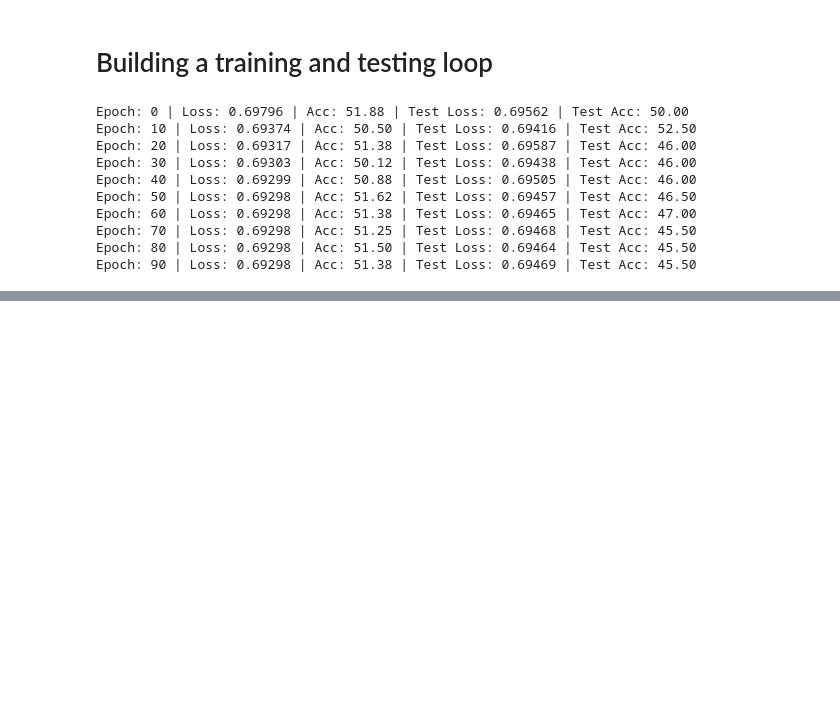
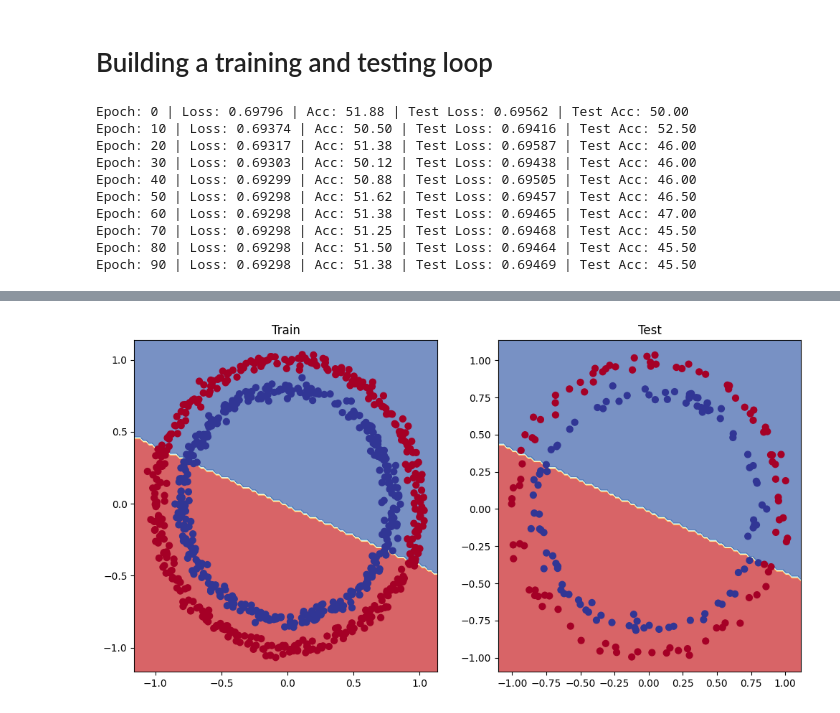
Before and after one commit to Dhaks13/My_DL_Works, a Jupyter notebook: learnings/02_Pytorch_NeuralNetworks.ipynb, the cells around one changed output, grey strips where cells are left out. Drawn from its saved outputs; the diff is of its cells as text; code cells hidden in the pictures; blank space fills up the shorter version.

```diff
--- a/learnings/02_Pytorch_NeuralNetworks.ipynb
+++ b/learnings/02_Pytorch_NeuralNetworks.ipynb
@@ -254,3 +254,18 @@ Epoch: 60 | Loss: 0.69298 | Acc: 51.38 | Test Loss: 0.69465 | Test Acc: 47.00
 Epoch: 70 | Loss: 0.69298 | Acc: 51.25 | Test Loss: 0.69468 | Test Acc: 45.50
 Epoch: 80 | Loss: 0.69298 | Acc: 51.50 | Test Loss: 0.69464 | Test Acc: 45.50
 Epoch: 90 | Loss: 0.69298 | Acc: 51.38 | Test Loss: 0.69469 | Test Acc: 45.50
+# %%
+import requests
+from pathlib import Path
+import torchvision
+
+# Download helper functions from Learn PyTorch repo (if not already downloaded)
+if Path("helper_functions.py").is_file():
+  print("helper_functions.py already exists, skipping download")
+else:
+  print("Downloading helper_functions.py")
+  request = requests.get("https://raw.githubusercontent.com/mrdbourke/pytorch-deep-learning/main/helper_functions.py")
+  with open("helper_functions.py", "wb") as f:
+    f.write(request.content)
+
+from helper_functions import plot_predictions, plot_decision_boundary
@@ -256,0 +288,13 @@ Epoch: 90 | Loss: 0.69298 | Acc: 51.38 | Test Loss: 0.69469 | Test Acc: 45.50
+# %%
+class CircleModelV1(nn.Module):
+    def __init__(self):
+        super().__init__()
+        self.layer_1 = nn.Linear(in_features=2, out_features=10)
+        self.layer_2 = nn.Linear(in_features=10, out_features=10) # extra layer
+        self.layer_3 = nn.Linear(in_features=10, out_features=1)
+
+    def forward(self, x):
+        return self.layer_3(self.layer_2(self.layer_1(x)))
+
+model_1 = CircleModelV1().to(device)
+model_1
@@ -256,0 +367,11 @@ Epoch: 90 | Loss: 0.69298 | Acc: 51.38 | Test Loss: 0.69469 | Test Acc: 45.50
+# %%
+plt.figure(figsize=(12, 6))
+plt.subplot(1, 2, 1)
+plt.title("Train")
+plot_decision_boundary(model_1, X_train, y_train)
+plt.subplot(1, 2, 2)
+plt.title("Test")
+plot_decision_boundary(model_1, X_test, y_test)
+plt.show()
+# %% [output]
+[figure, added]
```
Also changed, not shown: parts of 18 cells of this notebook, 1 other file.
